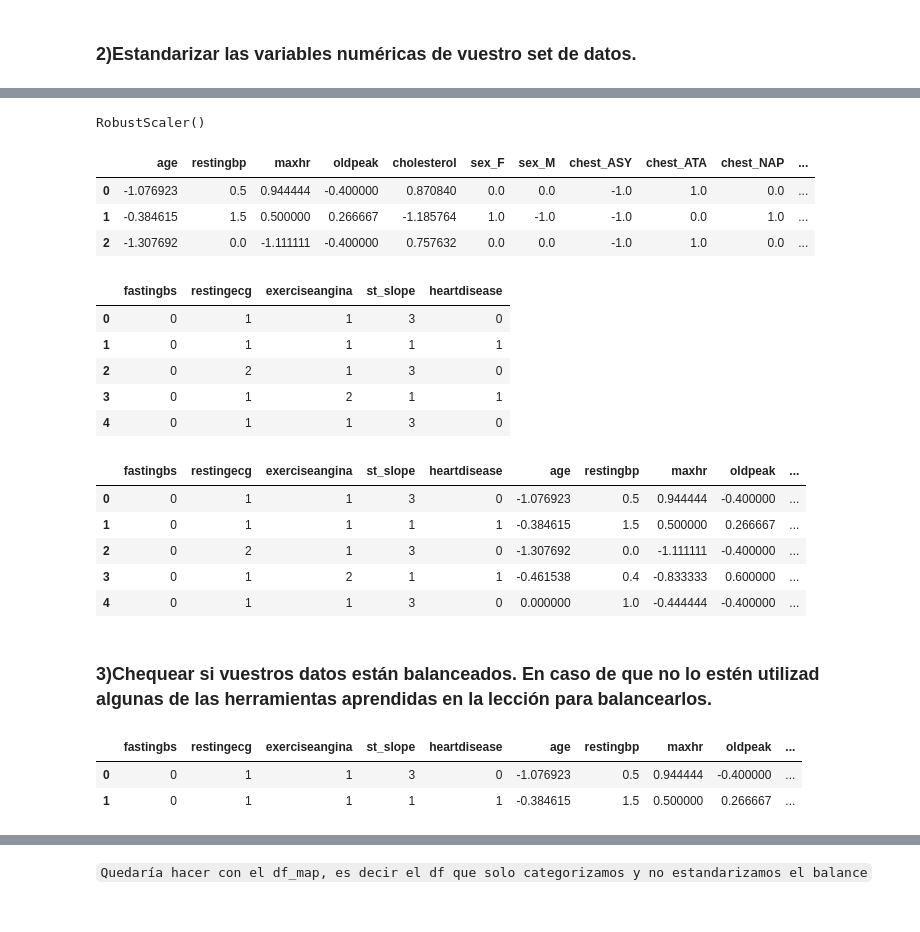
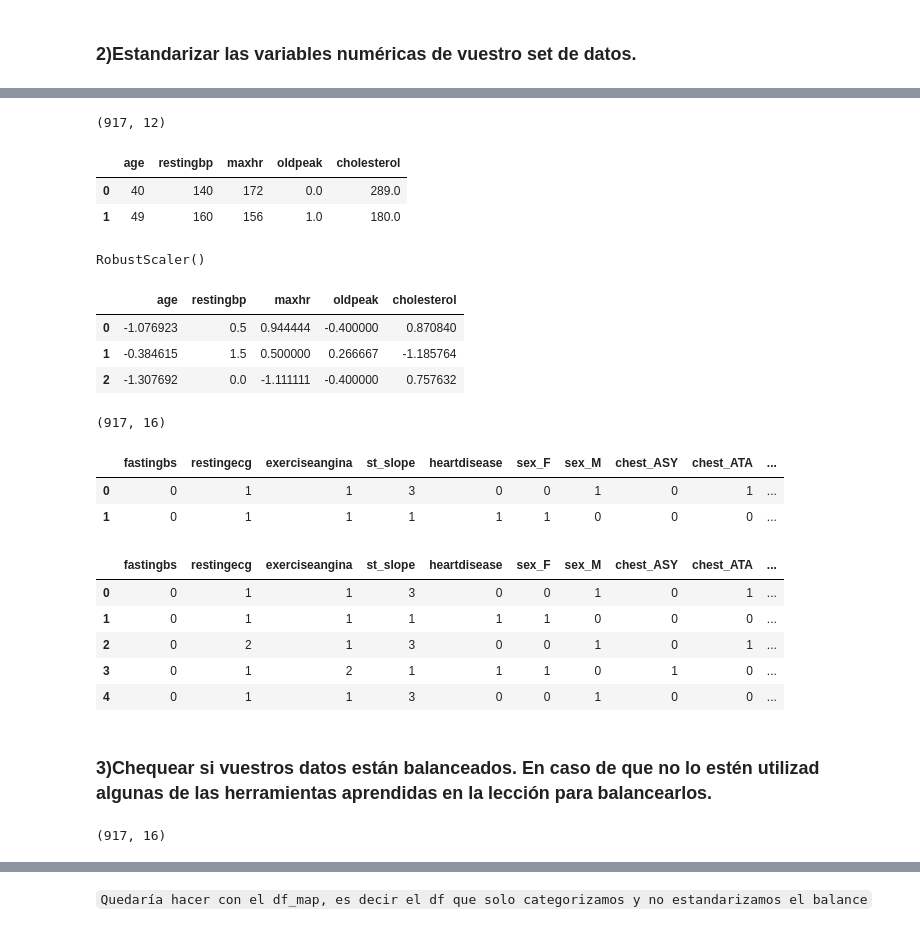
Before and after one commit to Adalab/DA-promo-c-modulo-3-sprint-1-Ximena-Anahi, a Jupyter notebook: 2.Regresion Logistica/2.pp-rl-preprocesado.ipynb, the cells around one changed output, grey strips where cells are left out. Cells and saved outputs as stored; diff of their text form; code cells hidden in the pictures.

```diff
--- a/2.Regresion Logistica/2.pp-rl-preprocesado.ipynb
+++ b/2.Regresion Logistica/2.pp-rl-preprocesado.ipynb
@@ -229,7 +251,16 @@ df_map.head(2)
 # %%
-df1=df_map.copy()
+df1=df.copy()
+# %%
+df1.shape
+# %% [output]
+(917, 12)
 # %%
 numericas=df1.select_dtypes(np.number)
+numericas.head(2)
+# %% [output]
+|  | age | restingbp | maxhr | oldpeak | cholesterol |
+| 0 | 40 | 140 | 172 | 0.0 | 289.0 |
+| 1 | 49 | 160 | 156 | 1.0 | 180.0 |
 # %%
 robust= RobustScaler()
 # %%
@@ -242,18 +273,21 @@ x_robust= robust.transform(numericas)
 numericas_robust=pd.DataFrame(x_robust, columns=numericas.columns)
 numericas_robust.head(3)
 # %% [output]
-|  | age | restingbp | maxhr | oldpeak | cholesterol | sex_F | sex_M | chest_ASY | chest_ATA | chest_NAP | ... |
-| 0 | -1.076923 | 0.5 | 0.944444 | -0.400000 | 0.870840 | 0.0 | 0.0 | -1.0 | 1.0 | 0.0 | ... |
-| 1 | -0.384615 | 1.5 | 0.500000 | 0.266667 | -1.185764 | 1.0 | -1.0 | -1.0 | 0.0 | 1.0 | ... |
-| 2 | -1.307692 | 0.0 | -1.111111 | -0.400000 | 0.757632 | 0.0 | 0.0 | -1.0 | 1.0 | 0.0 | ... |
+|  | age | restingbp | maxhr | oldpeak | cholesterol |
+| 0 | -1.076923 | 0.5 | 0.944444 | -0.400000 | 0.870840 |
+| 1 | -0.384615 | 1.5 | 0.500000 | 0.266667 | -1.185764 |
+| 2 | -1.307692 | 0.0 | -1.111111 | -0.400000 | 0.757632 |
+# %%
+df_estand = df_map.copy()
+df_estand.shape
+# %% [output]
+(917, 16)
 # %%
-df1.drop(numericas.columns, axis=1, inplace=True)
-df1.head()
+#Eliminamos del df estandarizado las variables numericas.
+df_estand.drop(numericas.columns, axis=1, inplace=True)
+df_estand.head(2)
 # %% [output]
-|  | fastingbs | restingecg | exerciseangina | st_slope | heartdisease |
-| 0 | 0 | 1 | 1 | 3 | 0 |
-| 1 | 0 | 1 | 1 | 1 | 1 |
-| 2 | 0 | 2 | 1 | 3 | 0 |
-| 3 | 0 | 1 | 2 | 1 | 1 |
-| 4 | 0 | 1 | 1 | 3 | 0 |
+|  | fastingbs | restingecg | exerciseangina | st_slope | heartdisease | sex_F | sex_M | chest_ASY | chest_ATA | ... |
+| 0 | 0 | 1 | 1 | 3 | 0 | 0 | 1 | 0 | 1 | ... |
+| 1 | 0 | 1 | 1 | 1 | 1 | 1 | 0 | 0 | 0 | ... |
 # %%
@@ -261,9 +295,9 @@ df1[numericas_robust.columns]= numericas_robust
 # %%
-df1.head()
+df_estand.head()
 # %% [output]
-|  | fastingbs | restingecg | exerciseangina | st_slope | heartdisease | age | restingbp | maxhr | oldpeak | ... |
-| 0 | 0 | 1 | 1 | 3 | 0 | -1.076923 | 0.5 | 0.944444 | -0.400000 | ... |
-| 1 | 0 | 1 | 1 | 1 | 1 | -0.384615 | 1.5 | 0.500000 | 0.266667 | ... |
-| 2 | 0 | 2 | 1 | 3 | 0 | -1.307692 | 0.0 | -1.111111 | -0.400000 | ... |
-| 3 | 0 | 1 | 2 | 1 | 1 | -0.461538 | 0.4 | -0.833333 | 0.600000 | ... |
-| 4 | 0 | 1 | 1 | 3 | 0 | 0.000000 | 1.0 | -0.444444 | -0.400000 | ... |
+|  | fastingbs | restingecg | exerciseangina | st_slope | heartdisease | sex_F | sex_M | chest_ASY | chest_ATA | ... |
+| 0 | 0 | 1 | 1 | 3 | 0 | 0 | 1 | 0 | 1 | ... |
+| 1 | 0 | 1 | 1 | 1 | 1 | 1 | 0 | 0 | 0 | ... |
+| 2 | 0 | 2 | 1 | 3 | 0 | 0 | 1 | 0 | 1 | ... |
+| 3 | 0 | 1 | 2 | 1 | 1 | 1 | 0 | 1 | 0 | ... |
+| 4 | 0 | 1 | 1 | 3 | 0 | 0 | 1 | 0 | 0 | ... |
@@ -272,3 +304,7 @@ df1.to_pickle("../files_rl/2-heart-encoding-estandarizado.pk")
 # %% [markdown]
 ### 3)Chequear si vuestros datos están balanceados. En caso de que no lo estén utilizad algunas de las herramientas aprendidas en la lección para balancearlos.
+# %%
+df_estand.shape
+# %% [output]
+(917, 16)
 # %%
@@ -276,6 +311,0 @@ df2=df1.copy()
-# %%
-df2.head(2)
-# %% [output]
-|  | fastingbs | restingecg | exerciseangina | st_slope | heartdisease | age | restingbp | maxhr | oldpeak | ... |
-| 0 | 0 | 1 | 1 | 3 | 0 | -1.076923 | 0.5 | 0.944444 | -0.400000 | ... |
-| 1 | 0 | 1 | 1 | 1 | 1 | -0.384615 | 1.5 | 0.500000 | 0.266667 | ... |
```
Also changed, not shown: parts of 29 cells of this notebook, 1 other file.
